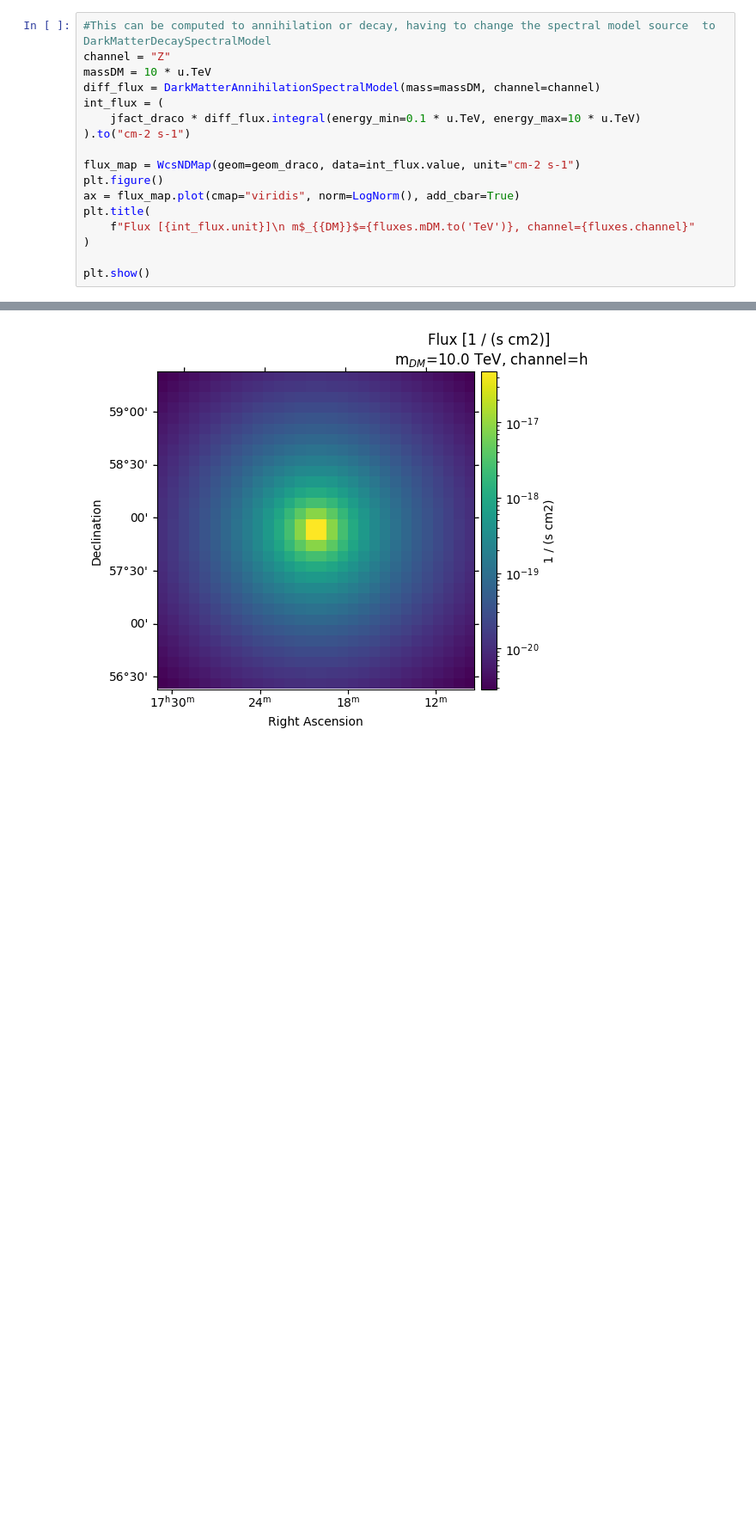
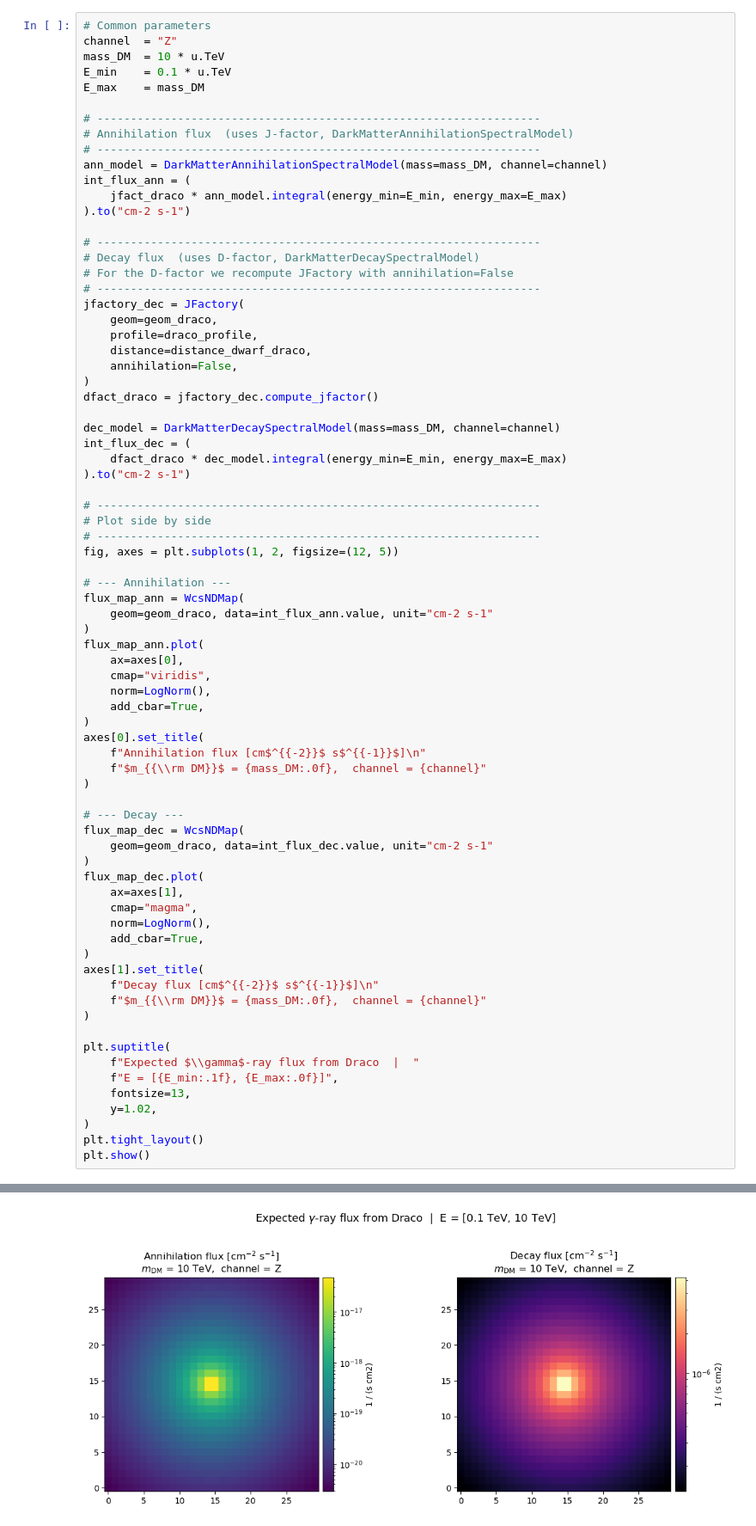
Before and after one commit to alexcervino/Dark-Matter-Tutorials-Gammapy, a Jupyter notebook: tutorial_basics.ipynb, the cells around one changed output, grey strips where cells are left out. Shown at 86% size. Saved outputs shown, nothing was run; the diff lists cells and outputs as text; blank space fills up the shorter version.

```diff
--- a/tutorial_basics.ipynb
+++ b/tutorial_basics.ipynb
@@ -185,19 +357,77 @@ This map gives us the absolute physical flux (in cm⁻² s⁻¹) that arriving a
 # %%
-#This can be computed to annihilation or decay, having to change the spectral model source  to DarkMatterDecaySpectralModel
-channel = "Z"
-massDM = 10 * u.TeV
-diff_flux = DarkMatterAnnihilationSpectralModel(mass=massDM, channel=channel)
-int_flux = (
-    jfact_draco * diff_flux.integral(energy_min=0.1 * u.TeV, energy_max=10 * u.TeV)
+# Common parameters
+channel  = "Z"
+mass_DM  = 10 * u.TeV
+E_min    = 0.1 * u.TeV
+E_max    = mass_DM
+
+# ------------------------------------------------------------------
+# Annihilation flux  (uses J-factor, DarkMatterAnnihilationSpectralModel)
+# ------------------------------------------------------------------
+ann_model = DarkMatterAnnihilationSpectralModel(mass=mass_DM, channel=channel)
+int_flux_ann = (
+    jfact_draco * ann_model.integral(energy_min=E_min, energy_max=E_max)
 ).to("cm-2 s-1")
 
-flux_map = WcsNDMap(geom=geom_draco, data=int_flux.value, unit="cm-2 s-1")
-plt.figure()
-ax = flux_map.plot(cmap="viridis", norm=LogNorm(), add_cbar=True)
-plt.title(
-    f"Flux [{int_flux.unit}]\n m$_{{DM}}$={fluxes.mDM.to('TeV')}, channel={fluxes.channel}"
+# ------------------------------------------------------------------
+# Decay flux  (uses D-factor, DarkMatterDecaySpectralModel)
+# For the D-factor we recompute JFactory with annihilation=False
+# ------------------------------------------------------------------
+jfactory_dec = JFactory(
+    geom=geom_draco,
+    profile=draco_profile,
+    distance=distance_dwarf_draco,
+    annihilation=False,
+)
+dfact_draco = jfactory_dec.compute_jfactor()
+
+dec_model = DarkMatterDecaySpectralModel(mass=mass_DM, channel=channel)
+int_flux_dec = (
+    dfact_draco * dec_model.integral(energy_min=E_min, energy_max=E_max)
+).to("cm-2 s-1")
+
+# ------------------------------------------------------------------
+# Plot side by side
+# ------------------------------------------------------------------
+fig, axes = plt.subplots(1, 2, figsize=(12, 5))
+
+# --- Annihilation ---
+flux_map_ann = WcsNDMap(
+    geom=geom_draco, data=int_flux_ann.value, unit="cm-2 s-1"
+)
+flux_map_ann.plot(
+    ax=axes[0],
+    cmap="viridis",
+    norm=LogNorm(),
+    add_cbar=True,
+)
+axes[0].set_title(
+    f"Annihilation flux [cm$^{{-2}}$ s$^{{-1}}$]\n"
+    f"$m_{{\\rm DM}}$ = {mass_DM:.0f},  channel = {channel}"
 )
 
+# --- Decay ---
+flux_map_dec = WcsNDMap(
+    geom=geom_draco, data=int_flux_dec.value, unit="cm-2 s-1"
+)
+flux_map_dec.plot(
+    ax=axes[1],
+    cmap="magma",
+    norm=LogNorm(),
+    add_cbar=True,
+)
+axes[1].set_title(
+    f"Decay flux [cm$^{{-2}}$ s$^{{-1}}$]\n"
+    f"$m_{{\\rm DM}}$ = {mass_DM:.0f},  channel = {channel}"
+)
+
+plt.suptitle(
+    f"Expected $\\gamma$-ray flux from Draco  |  "
+    f"E = [{E_min:.1f}, {E_max:.0f}]",
+    fontsize=13,
+    y=1.02,
+)
+plt.tight_layout()
 plt.show()
 # %% [output]
 The filename is not defined. Therefore, the model will not be serialised correctly. To set the filename, the "template_model.filename" attribute can be used.
@@ -204 +435 @@ The filename is not defined. Therefore, the model will not be serialised correct
-[figure, old version]
+[figure, new version]
```
Also changed, not shown: parts of 29 cells of this notebook.
